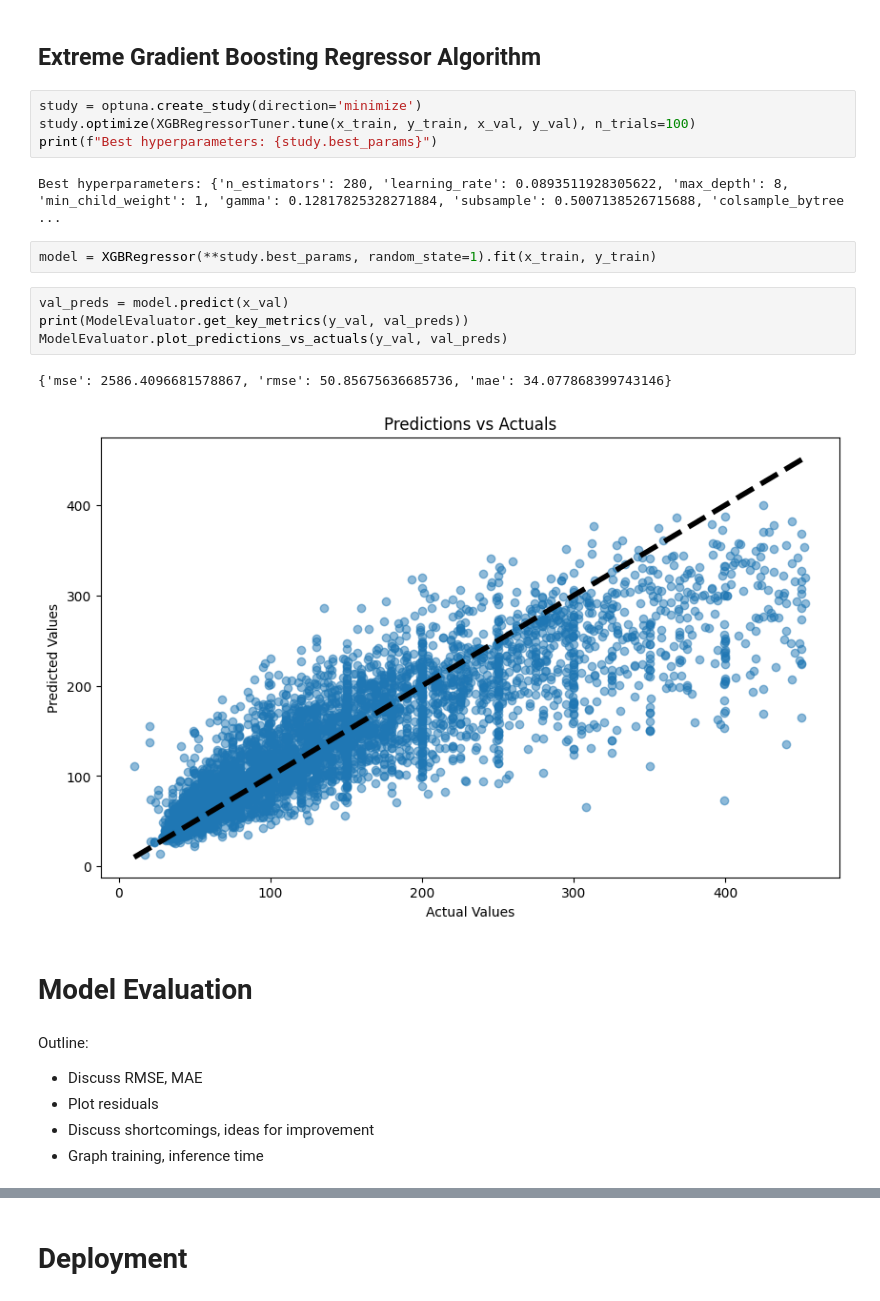
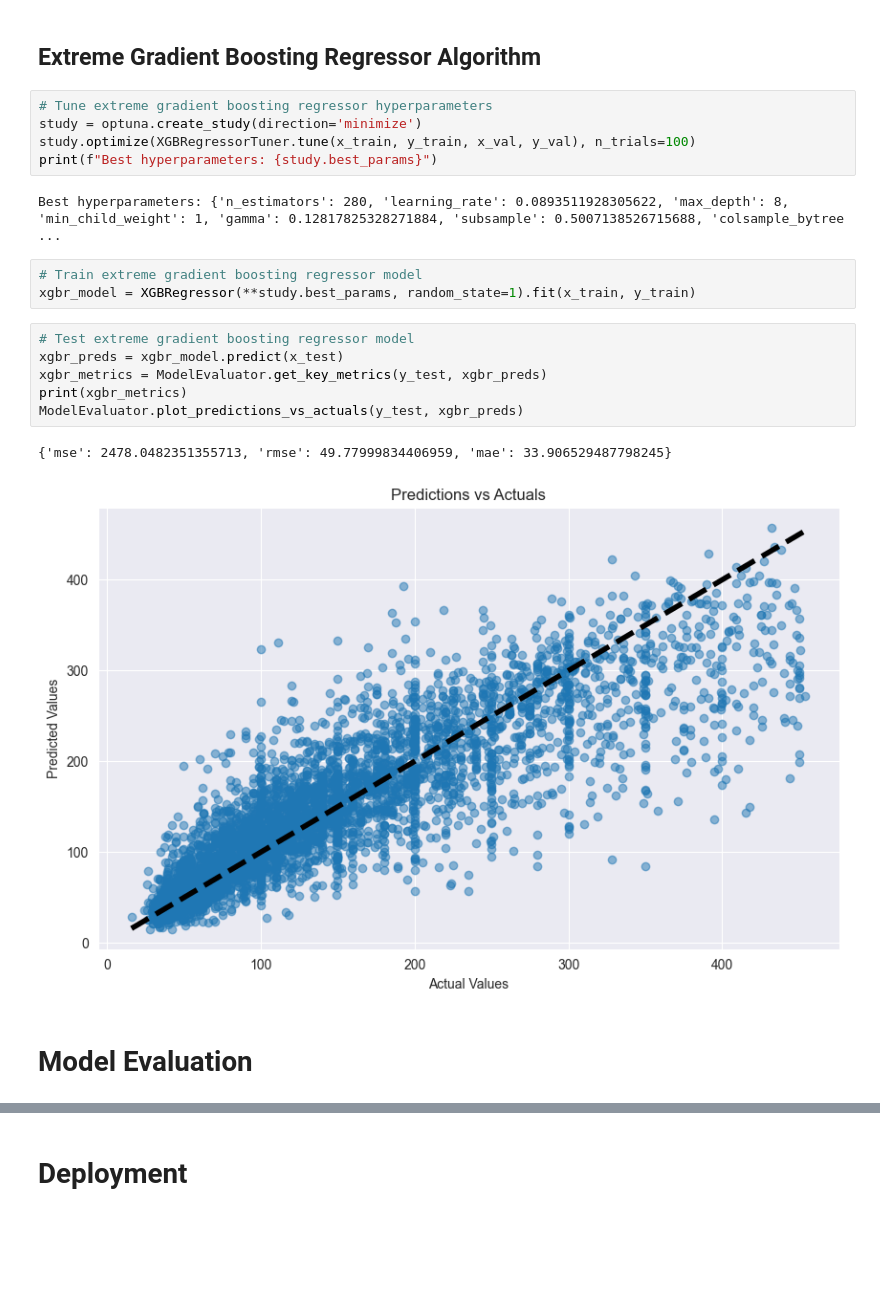
Before and after one commit to suvoganguli/AAI510_FinalProject, a Jupyter notebook: src/AAI510_Final_JupyterNotebook.ipynb, the cells around one changed output, grey strips where cells are left out. Drawn from its saved outputs; the diff is of its cells as text; blank space fills up the shorter version.

```diff
--- a/src/AAI510_Final_JupyterNotebook.ipynb
+++ b/src/AAI510_Final_JupyterNotebook.ipynb
@@ -360,25 +374,23 @@ ModelEvaluator.plot_predictions_vs_actuals(y_test, preds)
 # %% [markdown]
 ## Extreme Gradient Boosting Regressor Algorithm
 # %%
+# Tune extreme gradient boosting regressor hyperparameters
 study = optuna.create_study(direction='minimize')
 study.optimize(XGBRegressorTuner.tune(x_train, y_train, x_val, y_val), n_trials=100)
 print(f"Best hyperparameters: {study.best_params}")
 # %% [output]
 Best hyperparameters: {'n_estimators': 280, 'learning_rate': 0.0893511928305622, 'max_depth': 8, 'min_child_weight': 1, 'gamma': 0.12817825328271884, 'subsample': 0.5007138526715688, 'colsample_bytree ...
 # %%
-model = XGBRegressor(**study.best_params, random_state=1).fit(x_train, y_train)
+# Train extreme gradient boosting regressor model
+xgbr_model = XGBRegressor(**study.best_params, random_state=1).fit(x_train, y_train)
-# %%
-val_preds = model.predict(x_val)
-print(ModelEvaluator.get_key_metrics(y_val, val_preds))
-ModelEvaluator.plot_predictions_vs_actuals(y_val, val_preds)
-# %% [output]
-{'mse': 2586.4096681578867, 'rmse': 50.85675636685736, 'mae': 34.077868399743146}
-[figure, removed]
+# %%
+# Test extreme gradient boosting regressor model
+xgbr_preds = xgbr_model.predict(x_test)
+xgbr_metrics = ModelEvaluator.get_key_metrics(y_test, xgbr_preds)
+print(xgbr_metrics)
+ModelEvaluator.plot_predictions_vs_actuals(y_test, xgbr_preds)
+# %% [output]
+{'mse': 2478.0482351355713, 'rmse': 49.77999834406959, 'mae': 33.906529487798245}
+[figure, added]
 # %% [markdown]
 # Model Evaluation
-# %% [markdown]
-Outline:
-* Discuss RMSE, MAE
-* Plot residuals
-* Discuss shortcomings, ideas for improvement
-* Graph training, inference time
```
Also changed, not shown: parts of 20 cells of this notebook, 1 other file.
